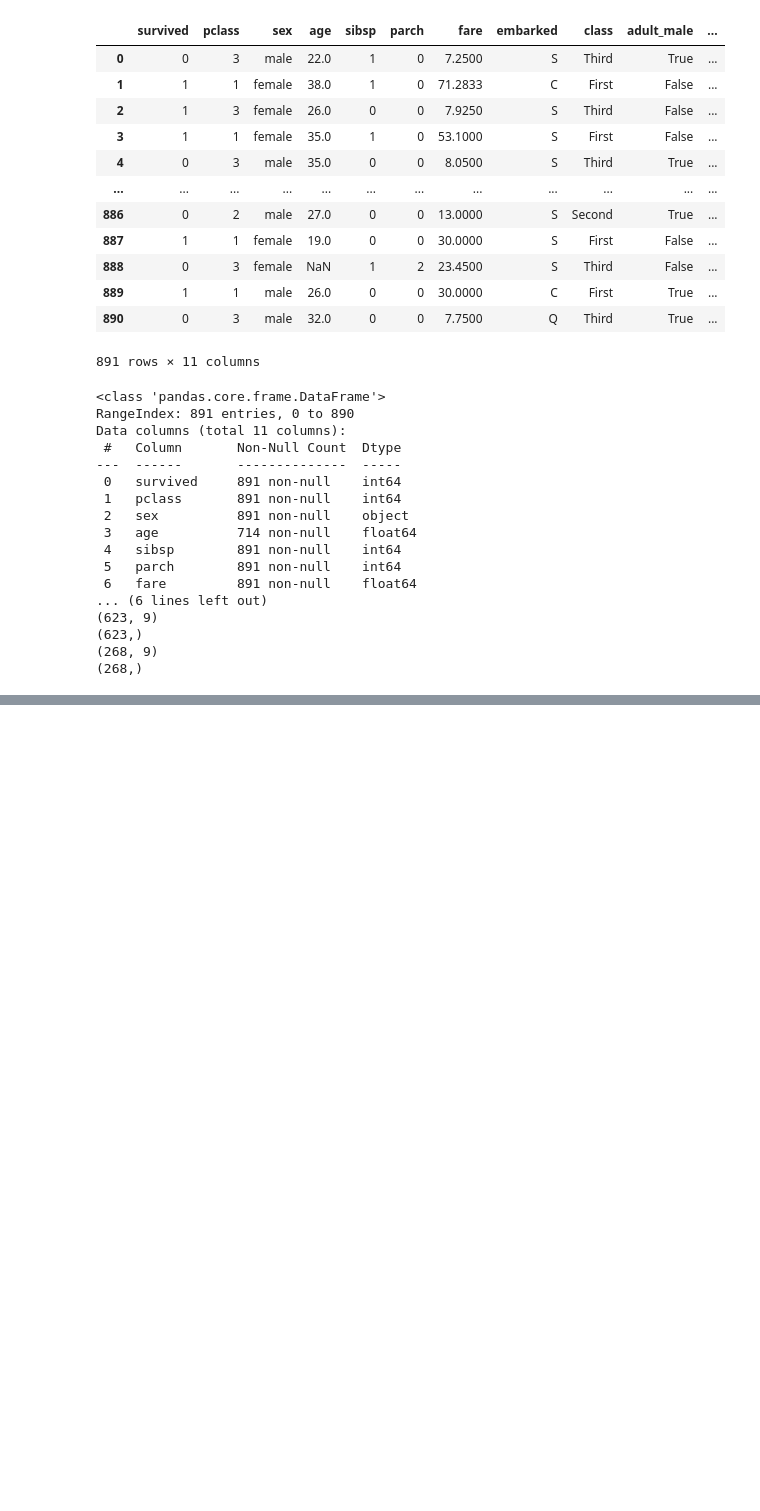
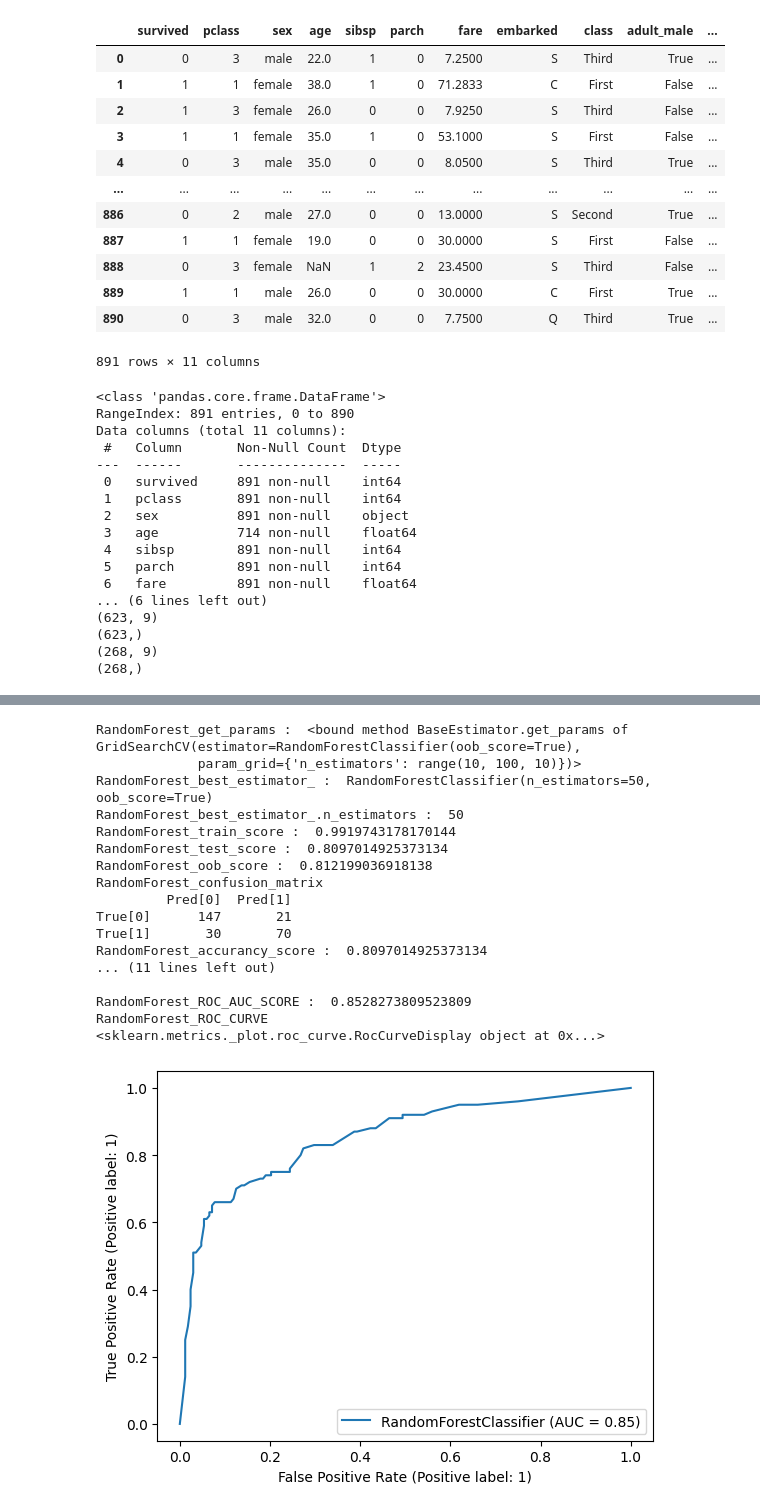
Before and after one commit to blackbutterfly0852/ADP_PRACTICE, a Jupyter notebook: 221114_앙상블.ipynb, the cells around one changed output, grey strips where cells are left out. Cells and saved outputs as stored; diff of their text form; code cells hidden in the pictures; blank space fills up the shorter version.

```diff
--- a/221114_앙상블.ipynb
+++ b/221114_앙상블.ipynb
@@ -459,2 +463,54 @@ Text(0, 0.5, 'feature')
 # %%
-3.
+# 3. 랜덤포레스트
+from sklearn.ensemble import RandomForestClassifier
+from sklearn.model_selection import GridSearchCV
+from sklearn.metrics import confusion_matrix, accuracy_score, recall_score, precision_score, f1_score, classification_report
+from sklearn.metrics import plot_roc_curve, roc_auc_score
+
+randomForestClassifier = RandomForestClassifier(oob_score = True)
+param_grid = {'n_estimators' : range(10,100,10)}
+randomForestClassifier = GridSearchCV(randomForestClassifier, param_grid)
+randomForestClassifier.fit(X_train, y_train)
+
+print('RandomForest_get_params : ', randomForestClassifier.get_params)
+print('RandomForest_best_estimator_ : ', randomForestClassifier.best_estimator_)
+print('RandomForest_best_estimator_.n_estimators : ', randomForestClassifier.best_estimator_.n_estimators)
+
+model = RandomForestClassifier(oob_score = True, n_estimators = randomForestClassifier.best_estimator_.n_estimators)
+model.fit(X_train, y_train)
+y_pred = model.predict(X_test)
+
+print('RandomForest_train_score : ', model.score(X_train, y_train))
+print('RandomForest_test_score : ', model.score(X_test, y_test))
+print('RandomForest_oob_score : ', model.oob_score_)
+
+print('RandomForest_confusion_matrix')
+print(pd.DataFrame(confusion_matrix(y_test, y_pred), index = ['True[0]', 'True[1]'], columns = ['Pred[0]', 'Pred[1]']))
+print('RandomForest_accurancy_score : ', accuracy_score(y_test, y_pred) )
+print('RandomForest_recall_score : ', recall_score(y_test, y_pred))
+print('RandomForest_precision_score : ', precision_score(y_test, y_pred))
+print('RandomForest_classification_report')
+print(classification_report(y_test, y_pred))
+
+print('RandomForest_ROC_AUC_SCORE : ', roc_auc_score(y_test, model.predict_proba(X_test)[:,-1]))
+print('RandomForest_ROC_CURVE')
+print(plot_roc_curve(model, X_test, y_test))
+# %% [output]
+RandomForest_get_params :  <bound method BaseEstimator.get_params of GridSearchCV(estimator=RandomForestClassifier(oob_score=True),
+             param_grid={'n_estimators': range(10, 100, 10)})>
+RandomForest_best_estimator_ :  RandomForestClassifier(n_estimators=50, oob_score=True)
+RandomForest_best_estimator_.n_estimators :  50
+RandomForest_train_score :  0.9919743178170144
+RandomForest_test_score :  0.8097014925373134
+RandomForest_oob_score :  0.812199036918138
+RandomForest_confusion_matrix
+         Pred[0]  Pred[1]
+True[0]      147       21
+True[1]       30       70
+RandomForest_accurancy_score :  0.8097014925373134
+... (11 lines left out)
+
+RandomForest_ROC_AUC_SCORE :  0.8528273809523809
+RandomForest_ROC_CURVE
+<sklearn.metrics._plot.roc_curve.RocCurveDisplay object at 0x...>
+[figure, added]
```
Also changed, not shown: parts of 8 cells of this notebook.
